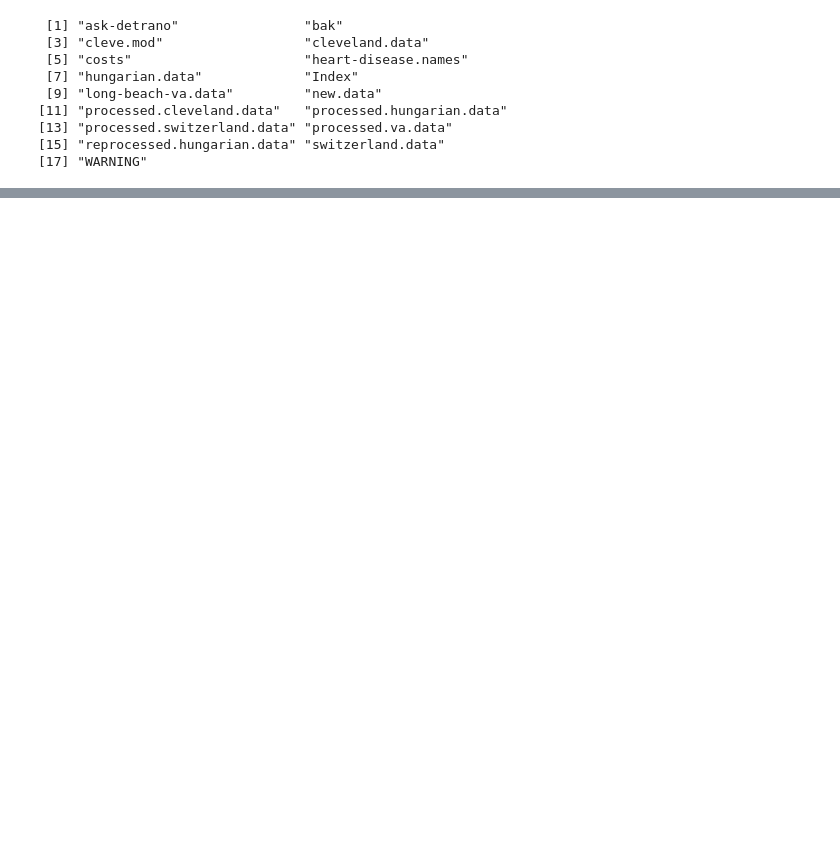
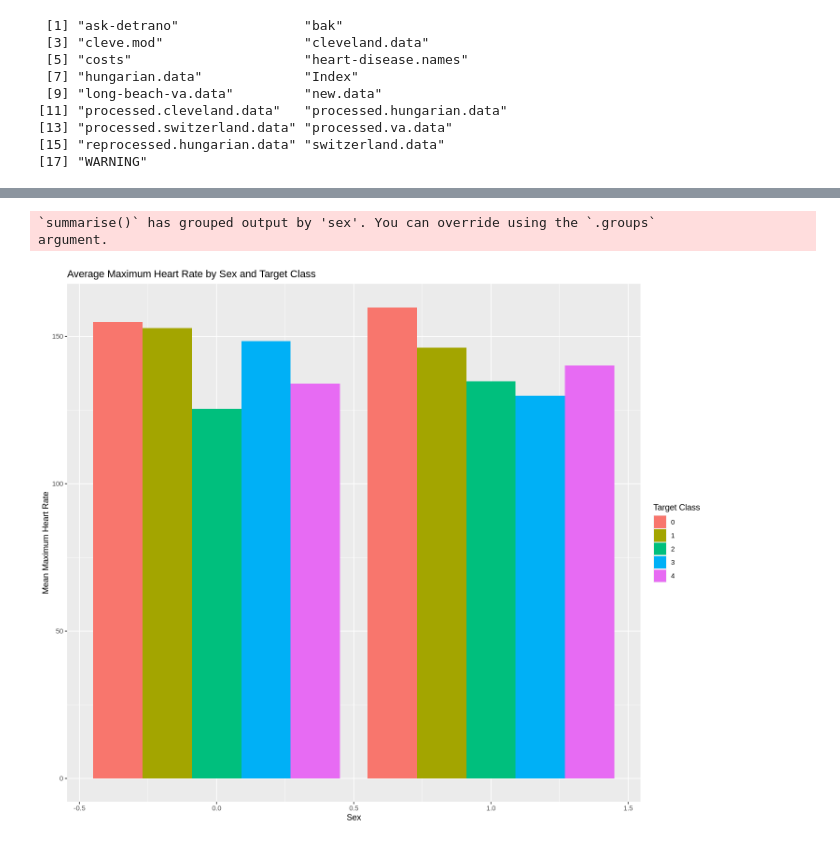
Before and after one commit to Kuiyun24z/DSCI-100-Project-, a Jupyter notebook: Proposal.ipynb, the cells around one changed output, grey strips where cells are left out. Saved outputs shown, nothing was run; the diff lists cells and outputs as text; code cells hidden in the pictures; blank space fills up the shorter version.

```diff
--- a/Proposal.ipynb
+++ b/Proposal.ipynb
@@ -96,0 +100,15 @@ mutate(as_factor =
+# %%
+set.seed(123)
+heart_disease_split <- initial_split(heart_data_clean, prop = 0.75, strata = target)
+heart_disease_train <- training(heart_disease_split)
+heart_disease_test <- testing(heart_disease_split)
+# %%
+table_data <- heart_disease_train |>
+select("sex", "thalach", "target")
+
+
+heart_disease_table_1 <- table_data |>
+group_by(target) |>
+summarise(mean_thalach = mean(thalach),
+          mean_sex = mean(sex))
+heart_disease_table_1
@@ -96,0 +153,19 @@ mutate(as_factor =
+# %%
+graph_data <- table_data |>
+  group_by(sex, target) |>
+  summarise(mean_thalach = mean(thalach))
+
+options(repr.plot.width = 12, repr.plot.height = 10)
+
+heart_disease_plot <- ggplot(graph_data, aes(x = sex, y = mean_thalach, fill = factor(target))) +
+  geom_bar(stat = "identity", position = "dodge") +
+  labs(title = "Average Maximum Heart Rate by Sex and Target Class",
+       x = "Sex",
+       y = "Mean Maximum Heart Rate",
+       fill = "Target Class")
+
+heart_disease_plot
+# %% [output]
+`summarise()` has grouped output by 'sex'. You can override using the `.groups`
+argument.
+[figure, added]
```
Also changed, not shown: parts of 7 cells of this notebook.
